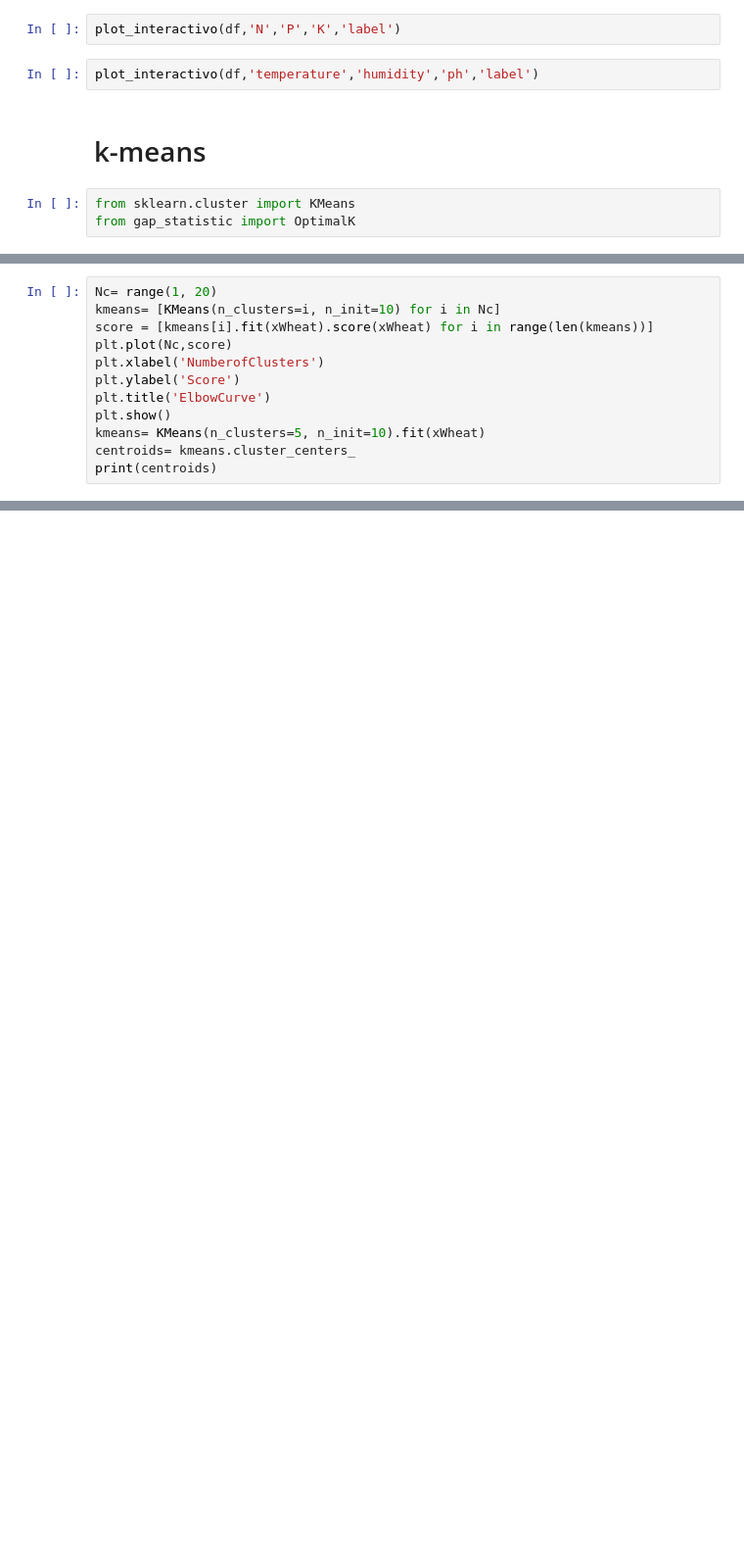
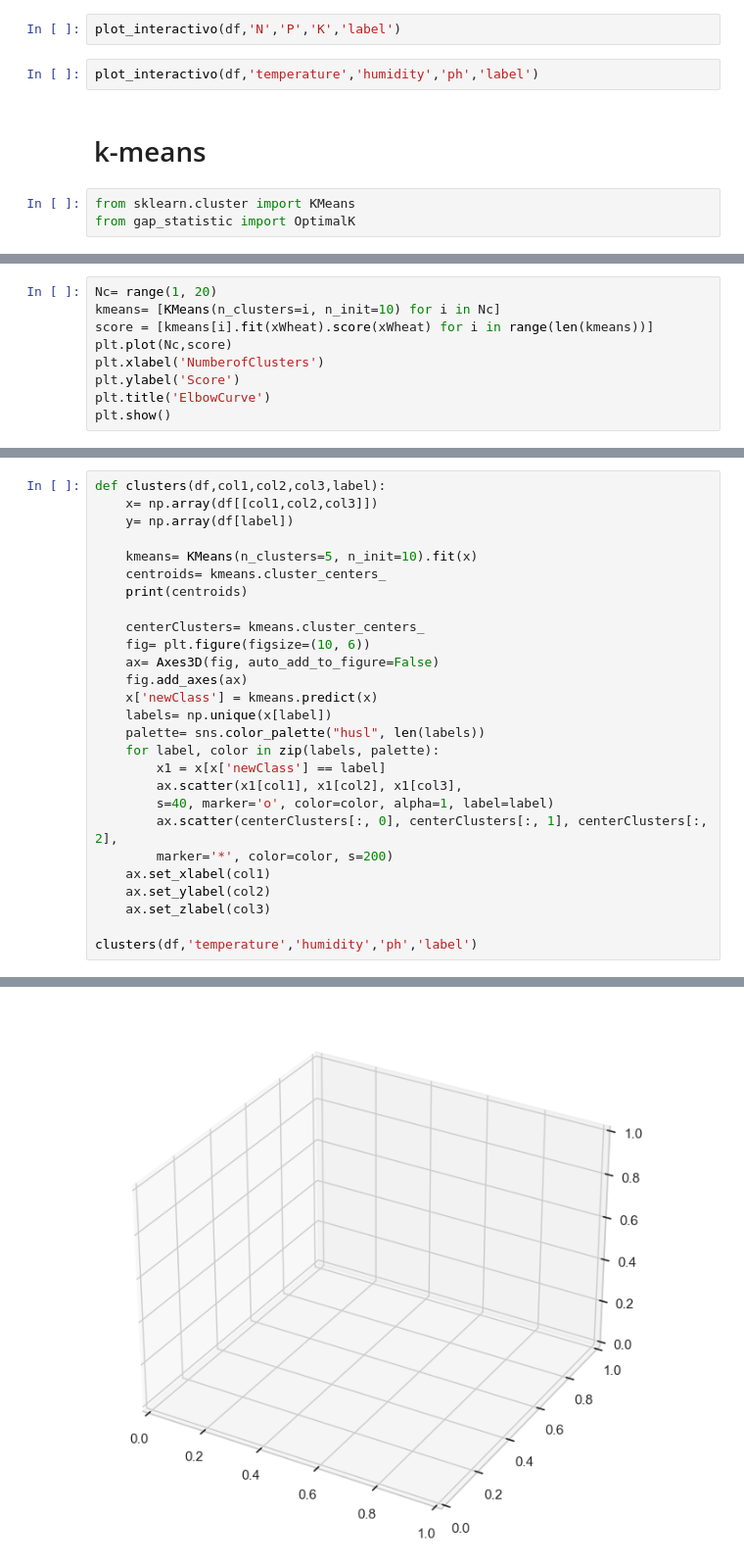
Before and after one commit to GuidoLorenzetti/TP, a Jupyter notebook: practico.ipynb, the cells around one changed output, grey strips where cells are left out. Shown at 98% size. Cells and saved outputs as stored; diff of their text form; blank space fills up the shorter version.

```diff
--- a/practico.ipynb
+++ b/practico.ipynb
@@ -239,8 +260,5 @@ plt.xlabel('NumberofClusters')
 plt.ylabel('Score')
 plt.title('ElbowCurve')
 plt.show()
-kmeans= KMeans(n_clusters=5, n_init=10).fit(xWheat)
-centroids= kmeans.cluster_centers_
-print(centroids)
 # %% [output]
 [figure]
@@ -280,0 +275,28 @@ plot_interactivo(df,'N','P','K','label')
+# %%
+def clusters(df,col1,col2,col3,label):
+    x= np.array(df[[col1,col2,col3]])
+    y= np.array(df[label])
+
+    kmeans= KMeans(n_clusters=5, n_init=10).fit(x)
+    centroids= kmeans.cluster_centers_
+    print(centroids)
+
+    centerClusters= kmeans.cluster_centers_
+    fig= plt.figure(figsize=(10, 6))
+    ax= Axes3D(fig, auto_add_to_figure=False)
+    fig.add_axes(ax)
+    x['newClass'] = kmeans.predict(x)
+    labels= np.unique(x[label])
+    palette= sns.color_palette("husl", len(labels))
+    for label, color in zip(labels, palette):
+        x1 = x[x['newClass'] == label]
+        ax.scatter(x1[col1], x1[col2], x1[col3],
+        s=40, marker='o', color=color, alpha=1, label=label)
+        ax.scatter(centerClusters[:, 0], centerClusters[:, 1], centerClusters[:, 2],
+        marker='*', color=color, s=200)
+    ax.set_xlabel(col1)
+    ax.set_ylabel(col2)
+    ax.set_zlabel(col3)
+
+clusters(df,'temperature','humidity','ph','label')
+# %% [output]
@@ -280,0 +309 @@ plot_interactivo(df,'N','P','K','label')
+[figure, added]
```
Also changed, not shown: parts of 11 cells of this notebook.
